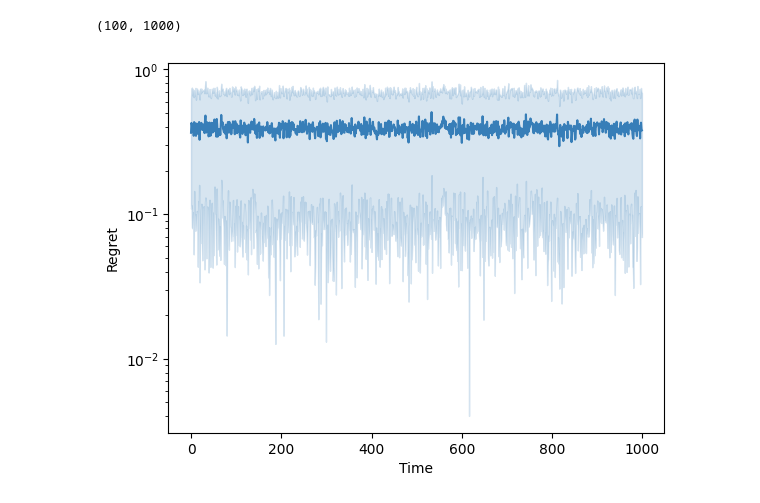
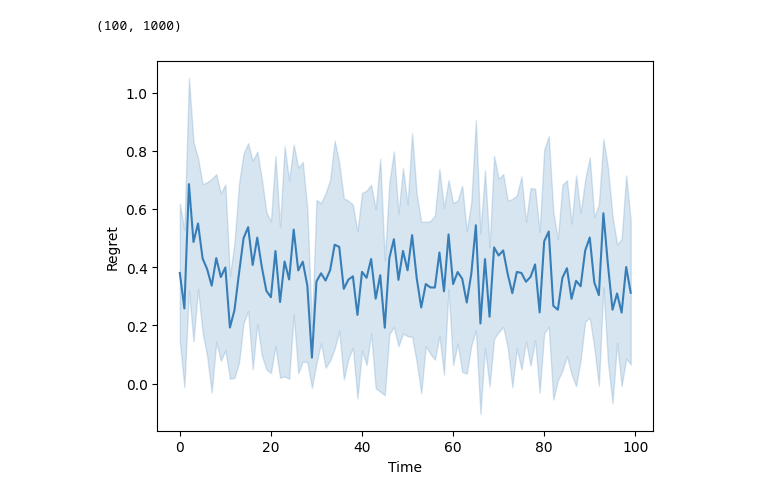
Before and after one commit to jansont/causal_reinforcement_learning, a Jupyter notebook: BanditIV3.ipynb, the cells around one changed output. Cells and saved outputs as stored; diff of their text form; code cells hidden in the pictures.

```diff
--- a/BanditIV3.ipynb
+++ b/BanditIV3.ipynb
@@ -12,7 +12,12 @@ import matplotlib.pyplot as plt
 colors = ['#377eb8', '#ff7f00', '#4daf4a','#f781bf', '#a65628', '#984ea3','#999999', '#e41a1c', '#dede00']
 s_colors = ['#377eb8', '#ff7f00', '#4daf4a','#f781bf', '#a65628', '#984ea3','#999999', '#e41a1c', '#dede00']
 # %%
+def is_pos_def(x):
+    return np.all(np.linalg.eigvals(x) > 0)
+
 def pos_def_norm(x, A):
+    if not is_pos_def(A):
+        raise ValueError
     return np.sqrt(x.T @ A @ x)
 
 def get_synthetic_data(nb_exp, T):
@@ -82,7 +87,7 @@ _ = get_synthetic_data(nb_exp, T)
 # %%
 def get_synthetic_data2(nb_exp, T):
     S, sigma_1, sigma_2 = 1, 0.01, 0.0001
-    nb_exp, T, n_a, d = 100, int(1e3), 10, 10
+    n_a, d = 10, 10
     k=d
 
     gamma_star = np.random.randn(d,d); #  theta_star *= 1/np.linalg.norm(theta_star) #maybe this can be changed
@@ -196,6 +201,7 @@ def runit(nb_exp, T):
                   y_star = np.max(Yt)
 
                   objective = np.zeros(Zt.shape[0])
+                  eigvals, _ = la.eig(Wt_inv)
                   for i, z_ in enumerate(Zt):
                         A = np.sum([
                                     Beta_est.squeeze()[j] * np.dot(Gamma_est[:,j], z_) + G_t[it,t,j]* pos_def_norm(z_, Ut_inv)
@@ -205,9 +211,8 @@ def runit(nb_exp, T):
                                     np.dot(Gamma_est[:,j], z_) + G_t[it,t,j]* pos_def_norm(z_, Ut_inv)
                                           for j in range(Beta_est.shape[-1])
                                     ])
-                        eigvals, _ = la.eig(Wt_inv)
                         B = (b.T @ b).squeeze() * np.max(eigvals)
-                        objective[i] = A + B
+                        objective[i] = A + np.sqrt(B)
 
                   idx = np.argmax(objective)
                   z = Zt[idx][...,None] ; x = Xt[idx][...,None]; y = Yt[idx][...,None]
@@ -226,8 +231,8 @@ def runit(nb_exp, T):
 
       return regret, beta_hat_rec, GammaHat_rec
 
-T = 10
-nb_exp = 100
+T = 100
+nb_exp = 10
 regret, beta_hat_rec, GammaHat_rec = runit(nb_exp, T)
 
 #     return regret, pred_norms, x_inv_norms, beta_hat_rec, ThetaHat_rec, norm_beta_hat__beta
@@ -238,16 +243,15 @@ print(regret.shape)
 # %%
 mean_regret = np.mean(regret, axis=0)
 std_regret = np.std(regret, axis=0)
 
 
 plt.plot(np.arange(mean_regret.shape[0]), mean_regret, color=colors[0])
 plt.fill_between(np.arange(mean_regret.shape[0]), mean_regret - std_regret, mean_regret + std_regret, color=s_colors[0],alpha=0.2)
 plt.xlabel("Time")
 plt.ylabel('Regret')
-plt.yscale("log")
 plt.show()
 # %% [output]
-[figure, old version]
+[figure, new version]
 # %%
 def sample1(Gamma_star, Beta_star, nb_arms, k, d):
     # Construct Z,X
```
